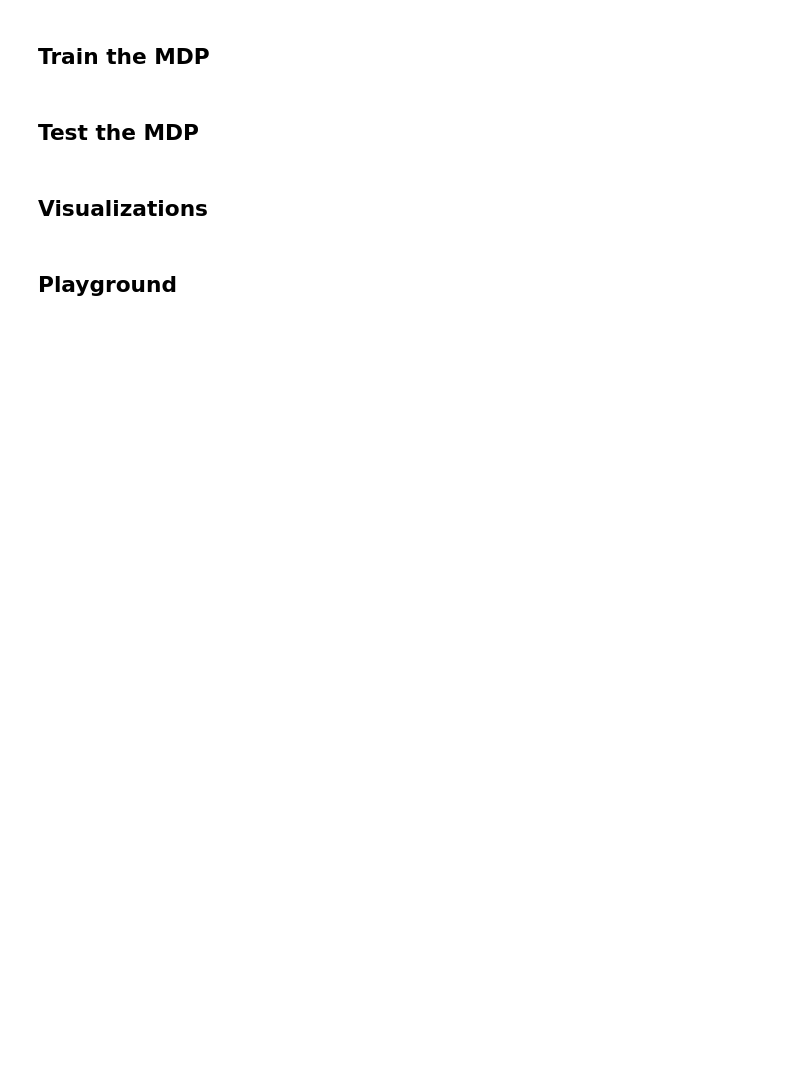
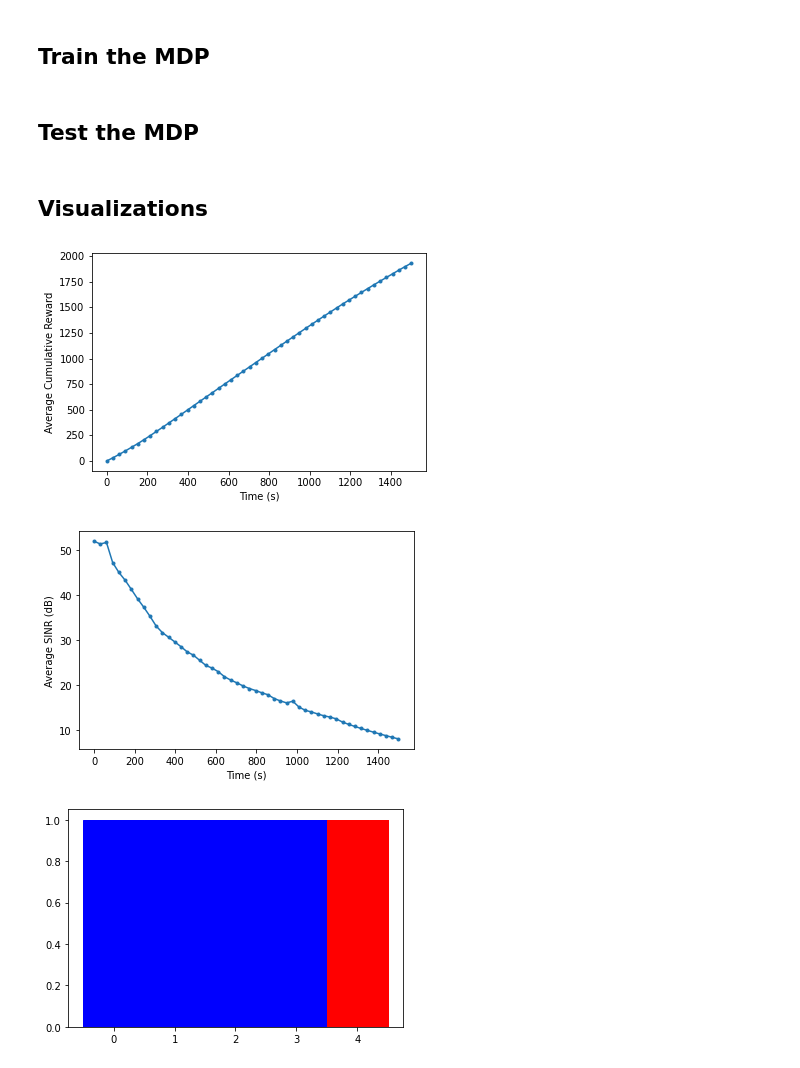
Before and after one commit to ShaneFlandermeyer/RadarRL, a Jupyter notebook: MDPRadar.ipynb, the cells around one changed output. Saved outputs shown, nothing was run; the diff lists cells and outputs as text; code cells hidden in the pictures; blank space fills up the shorter version.

```diff
--- a/MDPRadar.ipynb
+++ b/MDPRadar.ipynb
@@ -221,7 +266,7 @@ def animate_spectrum(tx, int):
 
     def animate(i):
         action = tx[i, :]
-        int_state = int[i,:]
+        int_state = int[i, :]
         for ibin in range(len(radar_spectrum.patches)):
             # Get the histogram bin object
             bin = radar_spectrum.patches[ibin]
@@ -240,7 +285,8 @@ def animate_spectrum(tx, int):
         return radar_spectrum.patches
 
     fig, ax = plt.subplots()
-    interference = plt.bar(range(N), np.ones((N,)), width=1, edgecolor='k', color='g')
+    interference = plt.bar(range(N), np.ones(
+        (N,)), width=1, edgecolor='k', color='g')
     radar_spectrum = plt.bar(
         range(N), np.ones((N,)), width=1, edgecolor='k', color='b')
     anim = animation.FuncAnimation(
@@ -269,7 +315,7 @@ R = np.zeros((A, S, S))
 
 num_train = int(1e3)
 num_test = int(1e2)
-time = np.linspace(0, 1500, 25)
+time = np.linspace(0, 1500, 50)
 # Time step for the simulation
 dt = time[1] - time[0]
 for itrain in range(num_train):
@@ -282,10 +328,11 @@ for itrain in range(num_train):
 
     for t in time:
         # Calculate the initial state
-        pos_state_i = np.digitize(target.position, r)-1
-        vel_state_i = np.digitize(target.velocity, v)-1
-        int_state_i = comms.state_ind
-        state_i = pos_state_i*nu*(2**N) + vel_state_i*(2**N) + int_state_i
+        old_pos_state = np.digitize(target.position, r)-1
+        old_vel_state = np.digitize(target.velocity, v)-1
+        old_interference_state = comms.state_ind
+        old_state = old_pos_state*nu * \
+            (2**N) + old_vel_state*(2**N) + old_interference_state
         # Randomly select a valid action
         action_index = np.random.randint(0, A)
         radar.action = actions[action_index, :]
@@ -295,13 +342,15 @@ for itrain in range(num_train):
         target.step(dt)
         sinr = radar.SINR(target, comms, wave)
         # Determine the new state
-        pos_state_f = np.digitize(target.position, r)-1
-        vel_state_f = np.digitize(target.velocity, v)-1
-        int_state_f = comms.state_ind
-        state_f = pos_state_f*nu*(2**N) + vel_state_f*(2**N) + int_state_f
+        new_pos_state = np.digitize(target.position, r)-1
+        new_vel_state = np.digitize(target.velocity, v)-1
+        new_interference_state = comms.state_ind
+        new_state = new_pos_state*nu * \
+            (2**N) + new_vel_state*(2**N) + new_interference_state
         # Update the transition and reward matrices
-        T[action_index, state_i, state_f] += 1
-        R[action_index, state_i, state_f] += reward(sinr, np.sum(radar.action))
+        T[action_index, old_state, new_state] += 1
+        R[action_index, old_state,
+            new_state] += reward(sinr, np.sum(radar.action))
 # Normalize the transition probability matrix to make it stochastic
 T = np.array([normalize(T[a], axis=1, norm='l1') for a in range(A)])
 # Also need to add a 1 to the diagonals of the matrices where the probability is zero
@@ -362,5 +412,3 @@ current_reward = np.mean(current_reward, axis=1)
 current_sinr = np.mean(current_sinr, axis=1)
 # %% [markdown]
  ## Visualizations
-# %% [markdown]
- ## Playground
@@ -368,0 +415,16 @@ animate_spectrum(tx, int_state)
+# %%
+plt.figure()
+plt.plot(time, current_reward, '.-')
+plt.xlabel('Time (s)')
+plt.ylabel('Average Cumulative Reward')
+
+plt.figure()
+plt.plot(time, current_sinr, '.-')
+plt.xlabel('Time (s)')
+plt.ylabel('Average SINR (dB)')
+plt.savefig('SINR')
+animate_spectrum(tx_history, interference_history)
+# %% [output]
+[figure, added]
+[figure, added]
+[figure, added]
```
Also changed, not shown: parts of 7 cells of this notebook, 2 other files.
